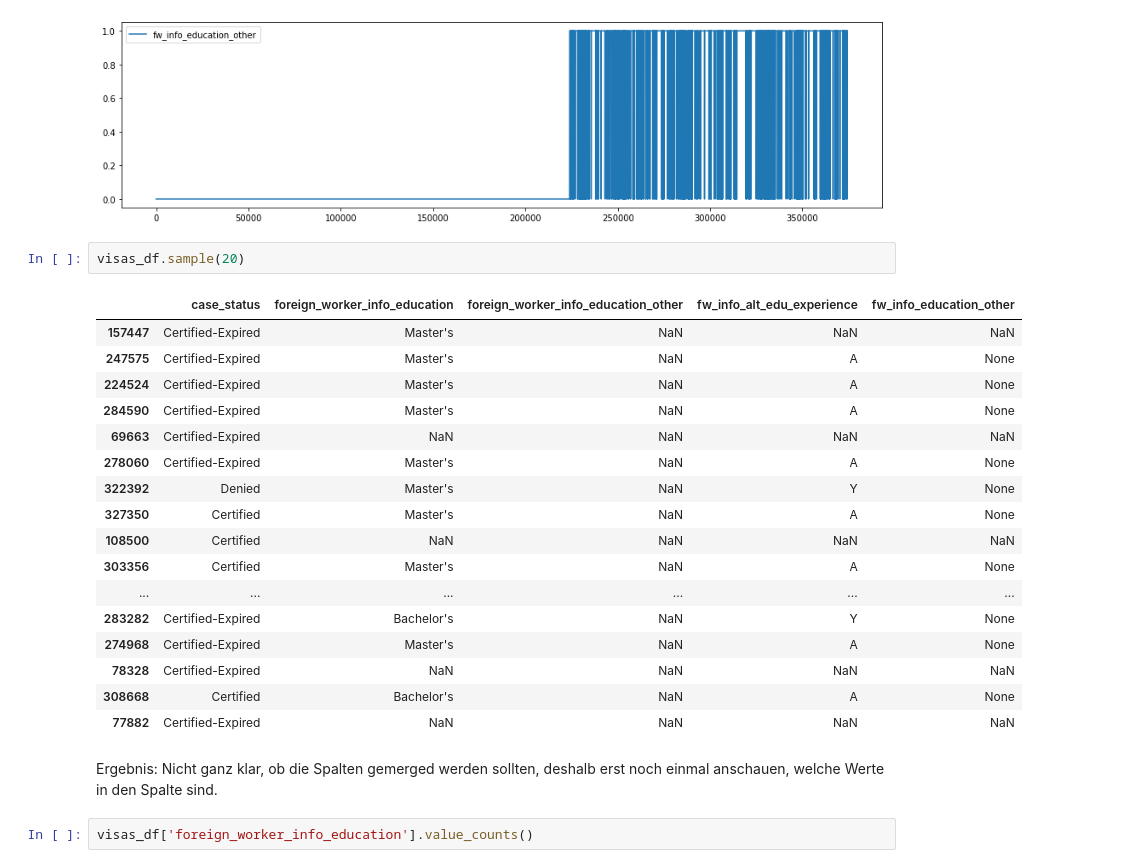
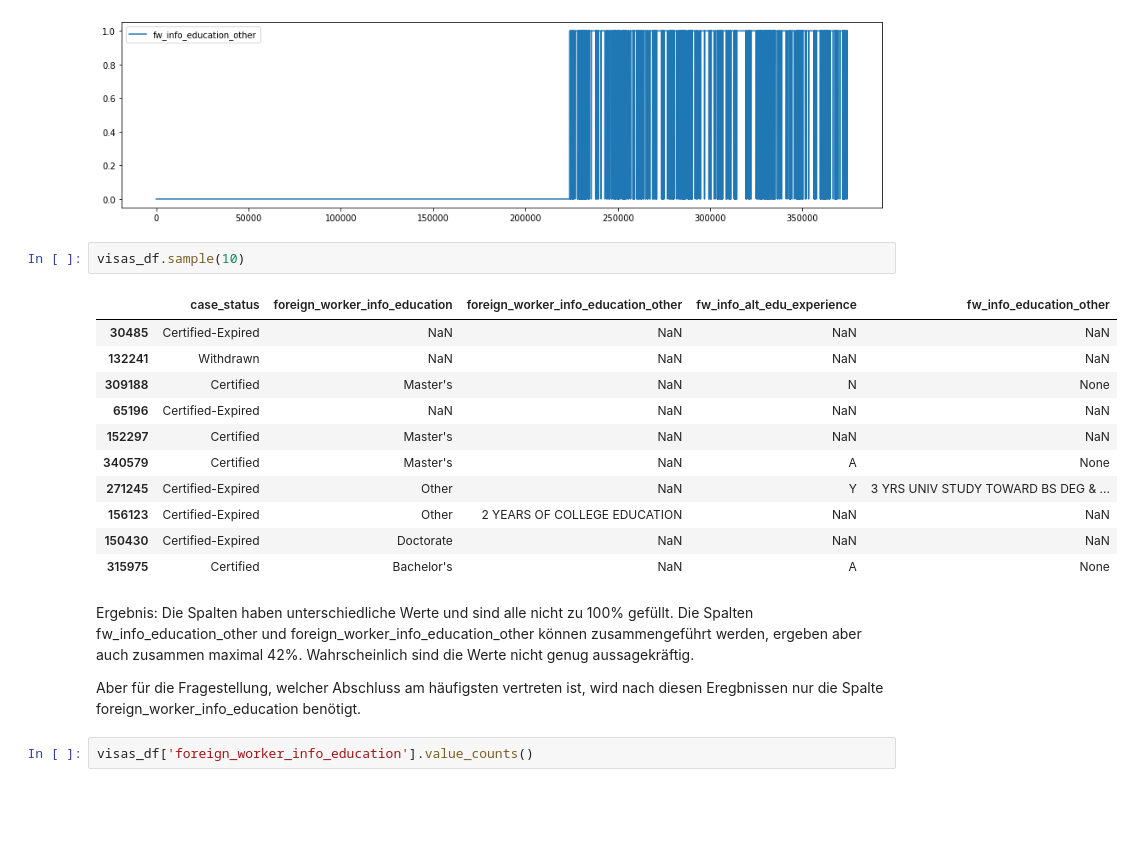
Before and after one commit to andy8001/python_visa, a Jupyter notebook: US Visa_Arbeitnehmer Ausbildung.ipynb, the cells around one changed output. Saved outputs shown, nothing was run; the diff lists cells and outputs as text; blank space fills up the shorter version.

```diff
--- a/US Visa_Arbeitnehmer Ausbildung.ipynb
+++ b/US Visa_Arbeitnehmer Ausbildung.ipynb
@@ -46,27 +44,26 @@ Filled: |████████████████████-----------
 [figure]
 [figure]
 # %%
-visas_df.sample(20)
+visas_df.sample(10)
 # %% [output]
 |  | case_status | foreign_worker_info_education | foreign_worker_info_education_other | fw_info_alt_edu_experience | fw_info_education_other |
-| 157447 | Certified-Expired | Master's | NaN | NaN | NaN |
-| 247575 | Certified-Expired | Master's | NaN | A | None |
-| 224524 | Certified-Expired | Master's | NaN | A | None |
-| 284590 | Certified-Expired | Master's | NaN | A | None |
-| 69663 | Certified-Expired | NaN | NaN | NaN | NaN |
-| 278060 | Certified-Expired | Master's | NaN | A | None |
-| 322392 | Denied | Master's | NaN | Y | None |
-| 327350 | Certified | Master's | NaN | A | None |
-| 108500 | Certified | NaN | NaN | NaN | NaN |
-| 303356 | Certified | Master's | NaN | A | None |
-| ... | ... | ... | ... | ... | ... |
-| 283282 | Certified-Expired | Bachelor's | NaN | Y | None |
-| 274968 | Certified-Expired | Master's | NaN | A | None |
-| 78328 | Certified-Expired | NaN | NaN | NaN | NaN |
-| 308668 | Certified | Bachelor's | NaN | A | None |
-| 77882 | Certified-Expired | NaN | NaN | NaN | NaN |
+| 30485 | Certified-Expired | NaN | NaN | NaN | NaN |
+| 132241 | Withdrawn | NaN | NaN | NaN | NaN |
+| 309188 | Certified | Master's | NaN | N | None |
+| 65196 | Certified-Expired | NaN | NaN | NaN | NaN |
+| 152297 | Certified | Master's | NaN | NaN | NaN |
+| 340579 | Certified | Master's | NaN | A | None |
+| 271245 | Certified-Expired | Other | NaN | Y | 3 YRS UNIV STUDY TOWARD BS DEG & ... |
+| 156123 | Certified-Expired | Other | 2 YEARS OF COLLEGE EDUCATION | NaN | NaN |
+| 150430 | Certified-Expired | Doctorate | NaN | NaN | NaN |
+| 315975 | Certified | Bachelor's | NaN | A | None |
-# %% [markdown]
-Ergebnis: Nicht ganz klar, ob die Spalten gemerged werden sollten, deshalb erst noch einmal anschauen, welche Werte in den Spalte sind.
+# %% [markdown]
+Ergebnis: Die Spalten haben unterschiedliche Werte und sind alle nicht zu 100% gefüllt.
+Die Spalten fw_info_education_other und foreign_worker_info_education_other können zusammengeführt werden, ergeben aber auch zusammen maximal 42%.
+Wahrscheinlich sind die Werte nicht genug aussagekräftig.
+
+Aber für die Fragestellung, welcher Abschluss am häufigsten vertreten ist, wird nach diesen Eregbnissen
+nur die Spalte foreign_worker_info_education benötigt.
 # %%
 visas_df['foreign_worker_info_education'].value_counts()
 # %% [output]
```
Also changed, not shown: parts of 14 cells of this notebook, 1 other file.
